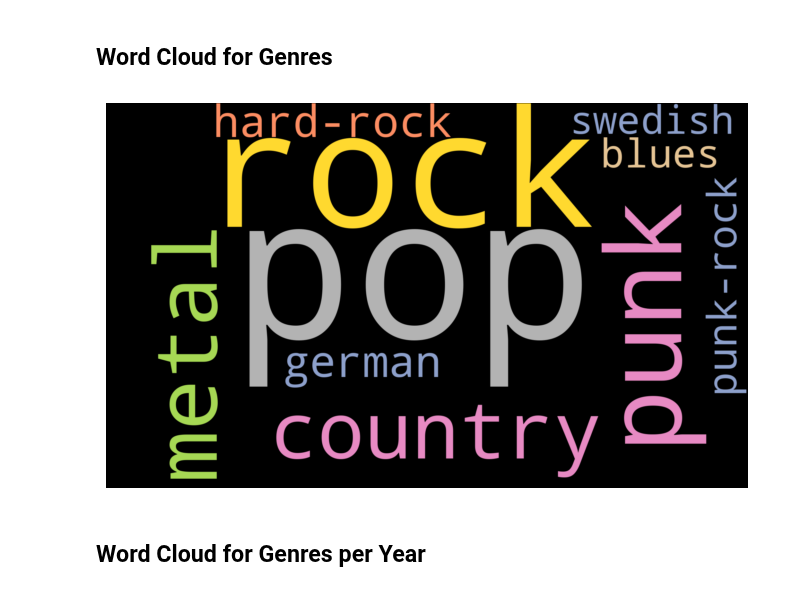
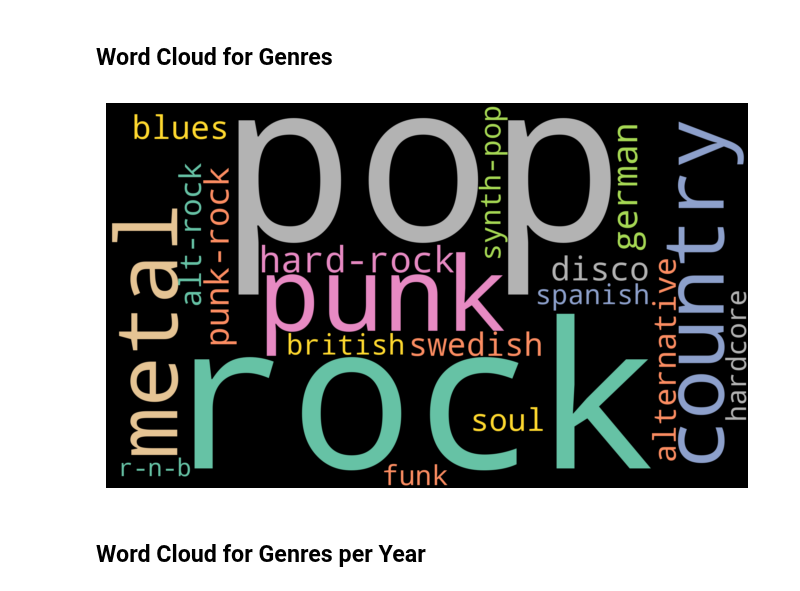
Before and after one commit to Jannis37/80s-recommender, a Jupyter notebook: viz-jannis.ipynb, the cells around one changed output. Cells and saved outputs as stored; diff of their text form; code cells hidden in the pictures.

```diff
--- a/viz-jannis.ipynb
+++ b/viz-jannis.ipynb
@@ -36,0 +217,13 @@ else:
+# %%
+'''
+# Check for duplicate artists with contained names
+duplicates = []
+for i, row1 in isrc_chart_power.iterrows():
+    for j, row2 in isrc_chart_power.iterrows():
+        if i != j and row1['artists'] == row2['artists']:
+            if row1['name'] in row2['name']:
+                duplicates.append(j)+
+
+# Remove second occurrences of duplicated rows
+isrc_chart_power.drop(duplicates, inplace=True)
+'''
@@ -36,0 +232,21 @@ else:
+# %%
+import pandas as pd
+
+# Example DataFrame
+df = pd.DataFrame({
+    'Artist': ['John', 'Mary', 'John', 'Peter', 'Paul', 'John'],
+    'Name': ['John Doe', 'Mary Smith', 'John Smith', 'Peter Parker', 'Paul Johnson', 'John']
+})
+
+# Check for duplicate artists with contained names
+duplicates = []
+for i, row1 in df.iterrows():
+    for j, row2 in df.iterrows():
+        if i != j and row1['Artist'] == row2['Artist']:
+            if row1['Name'] in row2['Name']:
+                duplicates.append(j)
+
+# Remove second occurrences of duplicated rows
+df.drop(duplicates, inplace=True)
+print(duplicates)
+df
@@ -43,5 +265,3 @@ remove_genres = ["classical", "jazz", "folk", "french", "turkish", "gospel", "sa
-# %%
-by_isrc = pd.read_csv('data/checkpoint/by_isrc_oldest.csv')
 # %%
 by_isrc_sub = by_isrc.copy()
 by_isrc_sub = by_isrc_sub[['isrc', 'genres', 'year']]
@@ -84,7 +298,7 @@ df
 # %%
 by_isrc_sub['count'] = 0
 # %%
-top_genres = pd.DataFrame(by_isrc_sub.groupby('genres')['count'].count()).sort_values(by='count', ascending=False)[:10]
+top_genres = pd.DataFrame(by_isrc_sub.groupby('genres')['count'].count()).sort_values(by='count', ascending=False)[:20]
 # %%
 top_genres
 # %% [output]
@@ -459,13 +793,14 @@ genre_counts = top_genres.reset_index()
 # %%
 genre_counts = genre_counts.sort_values(by='count', ascending=False)
 genre_counts_dict = genre_counts.set_index('genres')['count'].to_dict()
 cloud = wordcloud.WordCloud(height = FIG_HEIGHT, width = FIG_WIDTH, background_color='black',colormap='Set2').generate_from_frequencies(genre_counts_dict)
+cloud.to_file('top_20_genres.png')
 plt.figure(figsize=(10, 5))
 plt.imshow(cloud, interpolation='bilinear')
 plt.axis('off')
 plt.show()
 # %% [output]
-[figure, old version]
+[figure, new version]
 # %% [markdown]
 ## Word Cloud for Genres per Year
 # %% [markdown]
```
Also changed, not shown: parts of 102 cells of this notebook, 2 other files.
